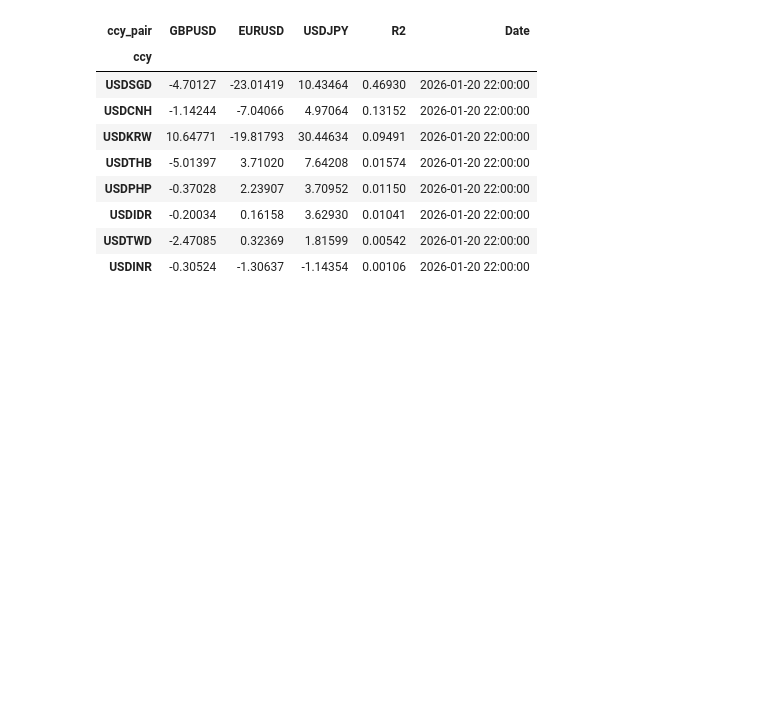
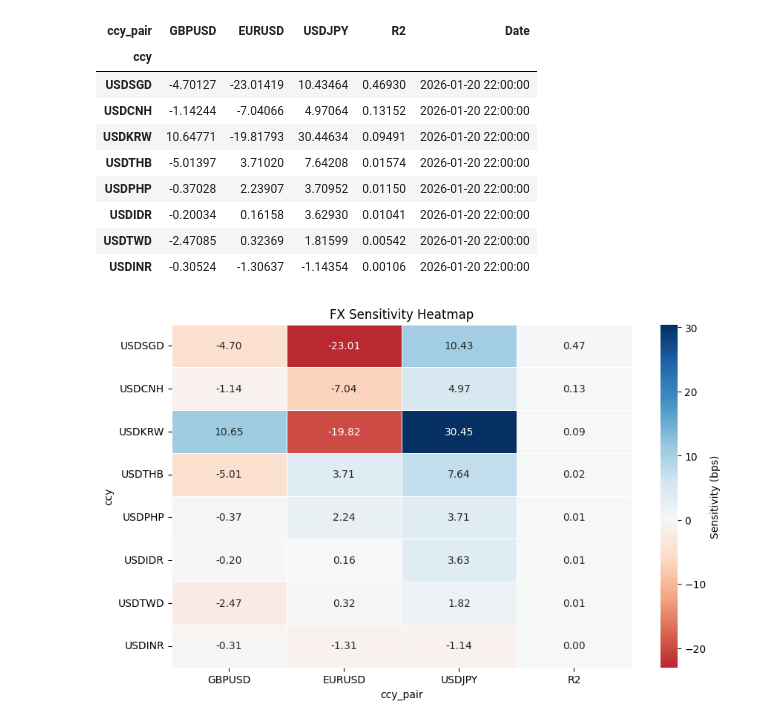
Before and after one commit to joshuachoy0711/projects, a Jupyter notebook: analyses/beta.ipynb, the cells around one changed output. Saved outputs shown, nothing was run; the diff lists cells and outputs as text; code cells hidden in the pictures; blank space fills up the shorter version.

Commit message:
added heatmap

```diff
--- a/analyses/beta.ipynb
+++ b/analyses/beta.ipynb
@@ -254,3 +254,24 @@ fx_to_orig_bps_per_1pct.round(5)
 | USDIDR | -0.20034 | 0.16158 | 3.62930 | 0.01041 | 2026-01-20 22:00:00 |
 | USDTWD | -2.47085 | 0.32369 | 1.81599 | 0.00542 | 2026-01-20 22:00:00 |
 | USDINR | -0.30524 | -1.30637 | -1.14354 | 0.00106 | 2026-01-20 22:00:00 |
+# %%
+heatmap_data = fx_to_orig_bps_per_1pct.drop(columns=['Date'])
+
+# 2. Setup the plot
+plt.figure(figsize=(10, 6))
+
+# 3. Create the heatmap
+sns.heatmap(
+    heatmap_data,
+    annot=True,       # Show the actual numbers in the cells
+    fmt=".2f",        # Format to 2 decimal places
+    cmap="RdBu",      # 'Red-Blue' map: ideal for positive/negative values
+    center=0,         # Ensures 0 is white/neutral, distinct from +/-
+    linewidths=0.5,   # Adds small lines between cells for readability
+    cbar_kws={'label': 'Sensitivity (bps)'} # Label the color bar
+)
+
+plt.title("FX Sensitivity Heatmap")
+plt.show()
+# %% [output]
+[figure, added]
```
